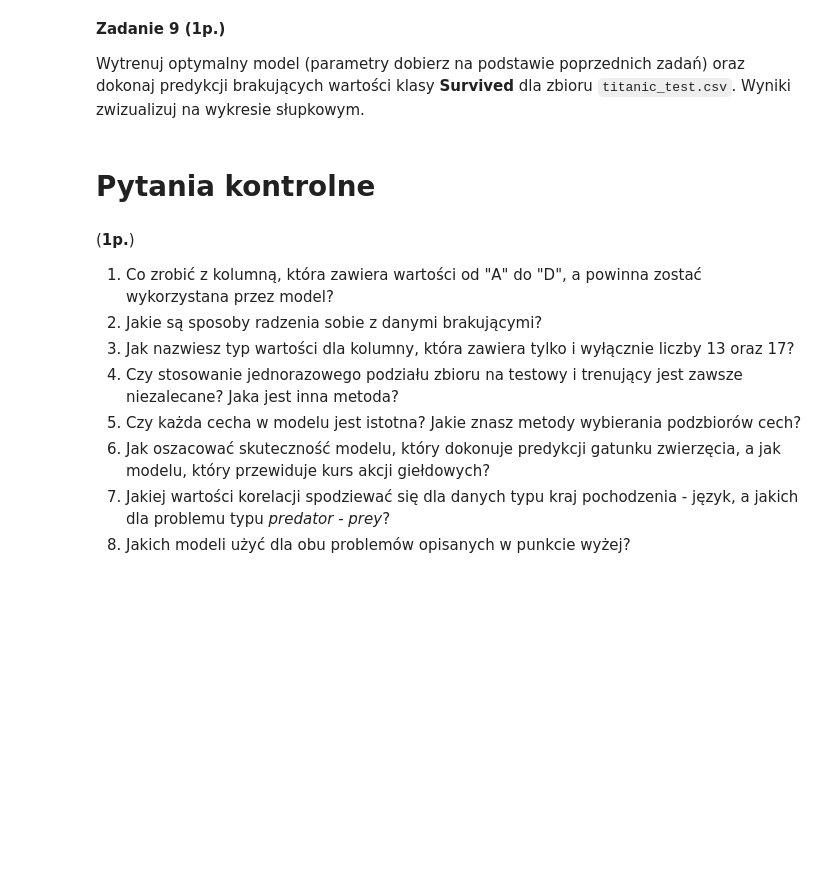
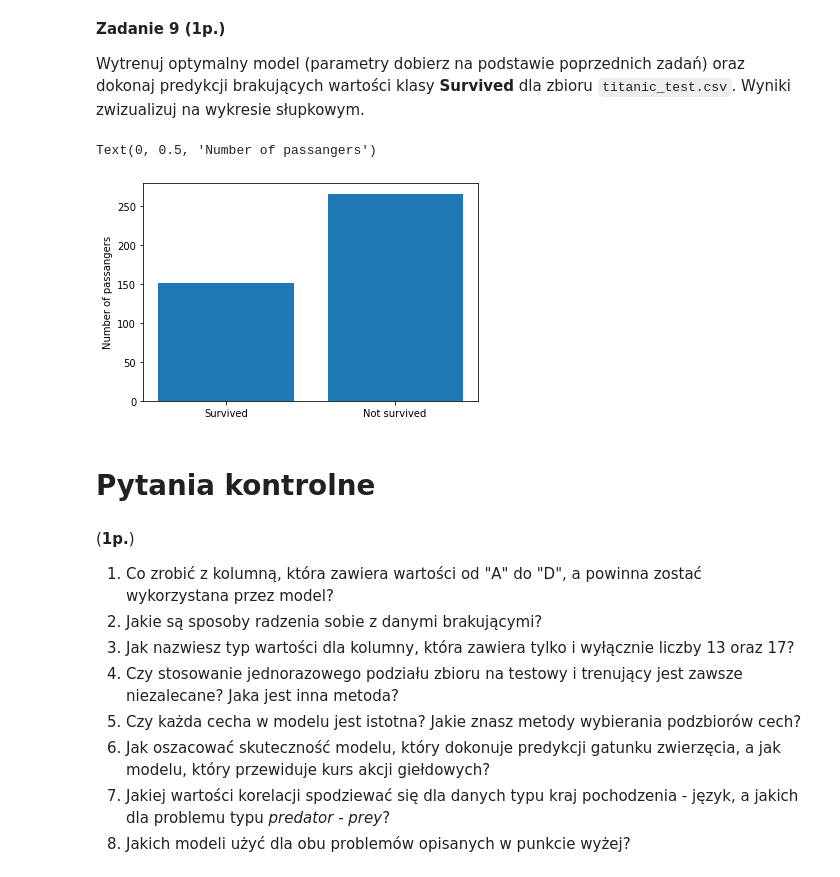
Before and after one commit to Loloxon/PSI, a Jupyter notebook: lab1/Kopia_notatnika_lab_1_introduction.ipynb, the cells around one changed output. Drawn from its saved outputs; the diff is of its cells as text; code cells hidden in the pictures; blank space fills up the shorter version.

```diff
--- a/lab1/Kopia_notatnika_lab_1_introduction.ipynb
+++ b/lab1/Kopia_notatnika_lab_1_introduction.ipynb
@@ -816,3 +818,27 @@ Wytrenuj optymalny model (parametry dobierz na podstawie poprzednich zadań) ora
+# %%
+# your_code_here
+
+import numpy as np
+
+model = LogisticRegression(
+    C=5,
+    intercept_scaling=0.01,
+    max_iter=1000,
+    penalty='l1',
+    solver='saga'
+)
+model_rfe = RFE(estimator=model, n_features_to_select=7)
+
+model_rfe.fit(X_train, y_train)
+predict = model_rfe.predict(test_data)
+
+keys = ['Survived', 'Not survived']
+values = [np.count_nonzero(predict==1), np.count_nonzero(predict==0)]
+plt.bar(keys, values)
+plt.ylabel("Number of passangers")
+# %% [output]
+Text(0, 0.5, 'Number of passangers')
+[figure, added]
 # %% [markdown]
 # Pytania kontrolne
 # %% [markdown]
```
Also changed, not shown: parts of 3 cells of this notebook.
